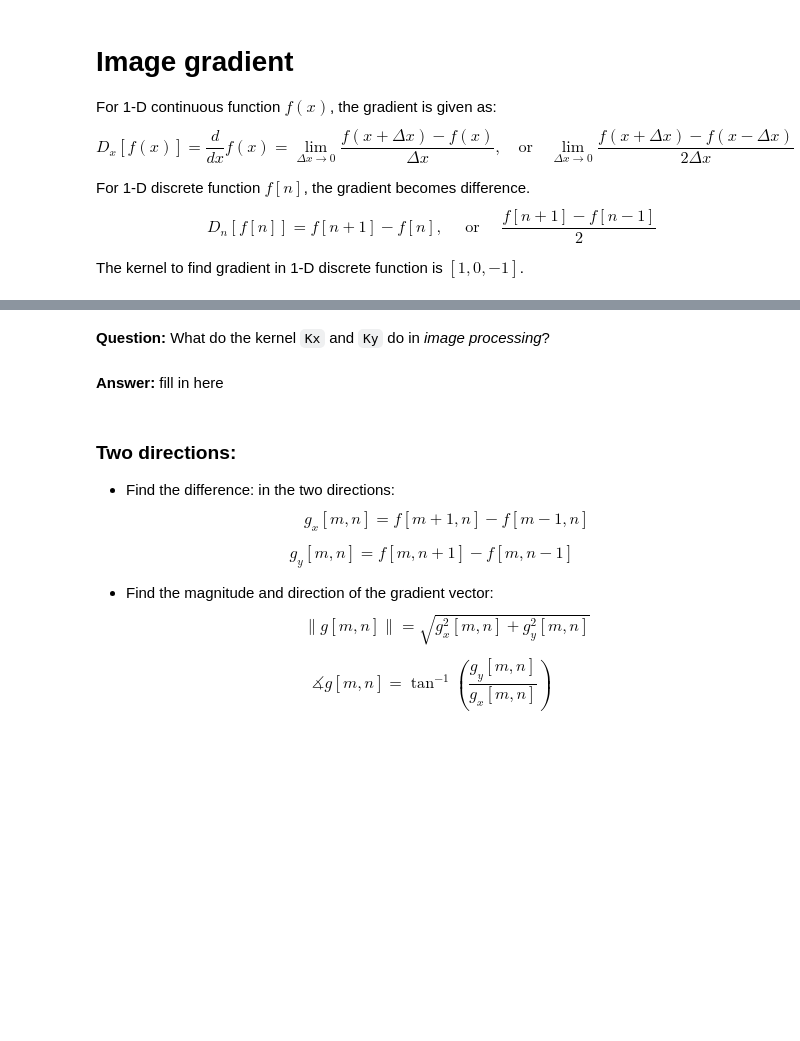
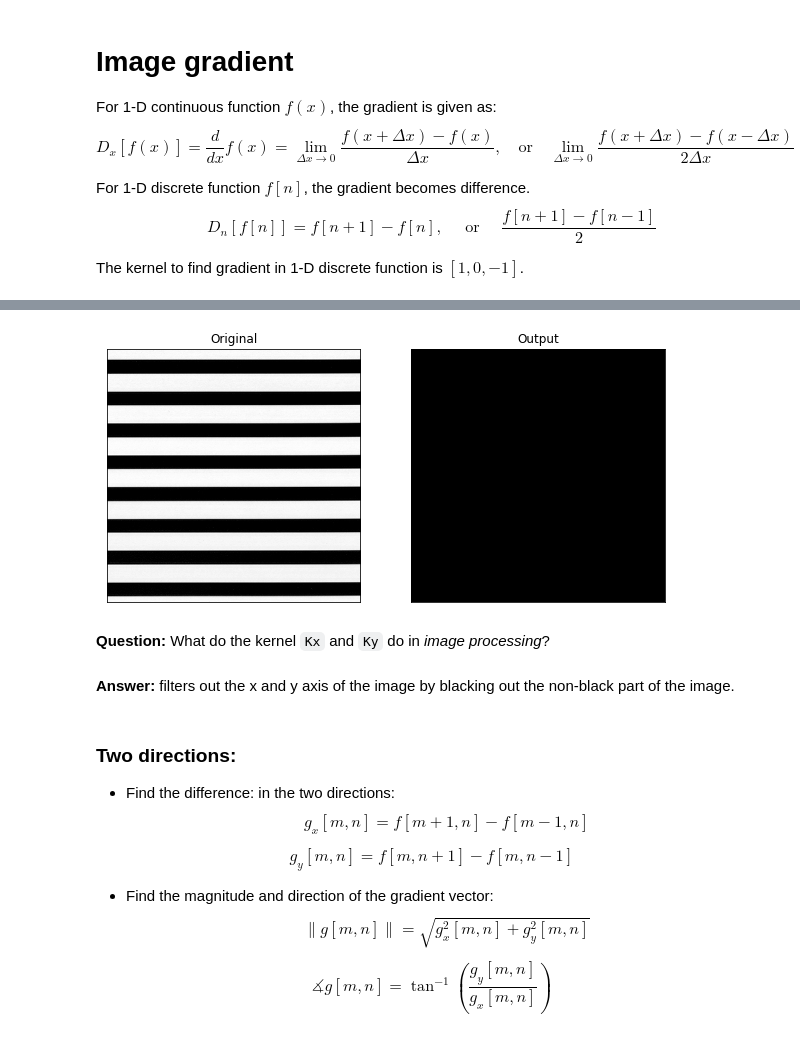
Before and after one commit to IC088/Computer-Vision-2020, a Jupyter notebook: PSET1/Lab1-Week1/OpenCV.ipynb, the cells around one changed output, grey strips where cells are left out. Drawn from its saved outputs; the diff is of its cells as text; code cells hidden in the pictures; blank space fills up the shorter version.

```diff
--- a/PSET1/Lab1-Week1/OpenCV.ipynb
+++ b/PSET1/Lab1-Week1/OpenCV.ipynb
@@ -629,26 +631,28 @@ plt.show()
 # %%
 img = cv2.imread('imgs/banded_horizontal.jpg', 0).astype(np.float32)
 
 #############################################################################
 # TODO: Create a 3x3 kernel, Ky, to find the gradient in y-axis of an image.#
 #############################################################################
-pass
+Ky = np.zeros((3,3), np.float32)
 #############################################################################
 #                             END OF YOUR CODE                              #
 #############################################################################
 dsty = cv2.filter2D(img,-1,Ky)
 
 
 plt.figure(figsize=(10,5))
 plt.subplot(121),plt.imshow(img, 'gray')
 plt.title('Original'),plt.xticks([]),plt.yticks([])
 plt.subplot(122),plt.imshow(np.abs(dsty), 'gray')
 plt.title('Output'),plt.xticks([]),plt.yticks([])
 plt.show()
+# %% [output]
+[figure, added]
 # %% [markdown]
 **Question:** What do the kernel `Kx` and `Ky` do in *image processing*?
-# %% [markdown]
-**Answer:** fill in here
+# %% [markdown]
+**Answer:** filters out the x and y axis of the image by blacking out the non-black part of the image.
 # %% [markdown]
 ### Two directions:
 * Find the difference: in the two directions:
```
Also changed, not shown: parts of 2 cells of this notebook.
